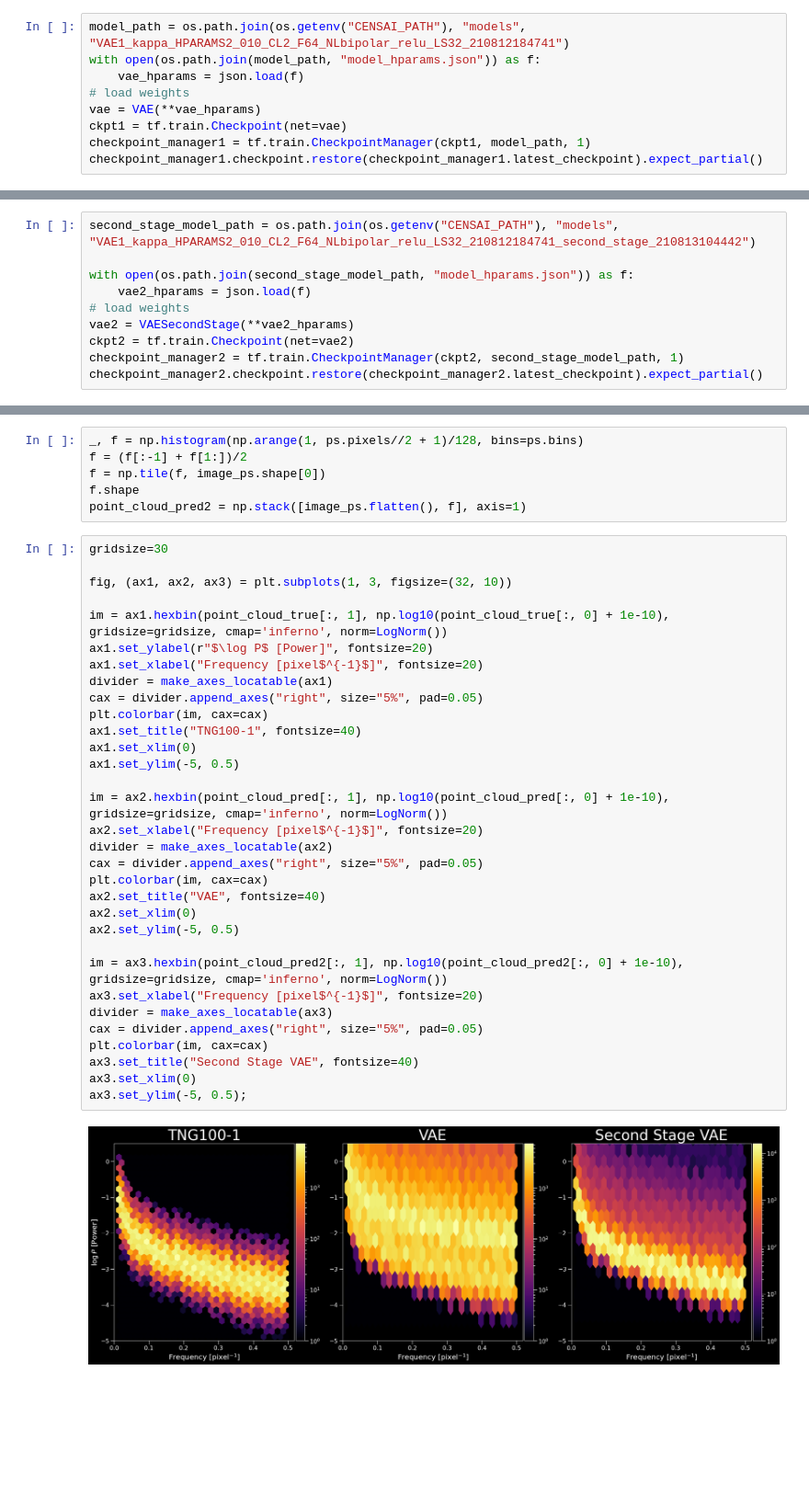
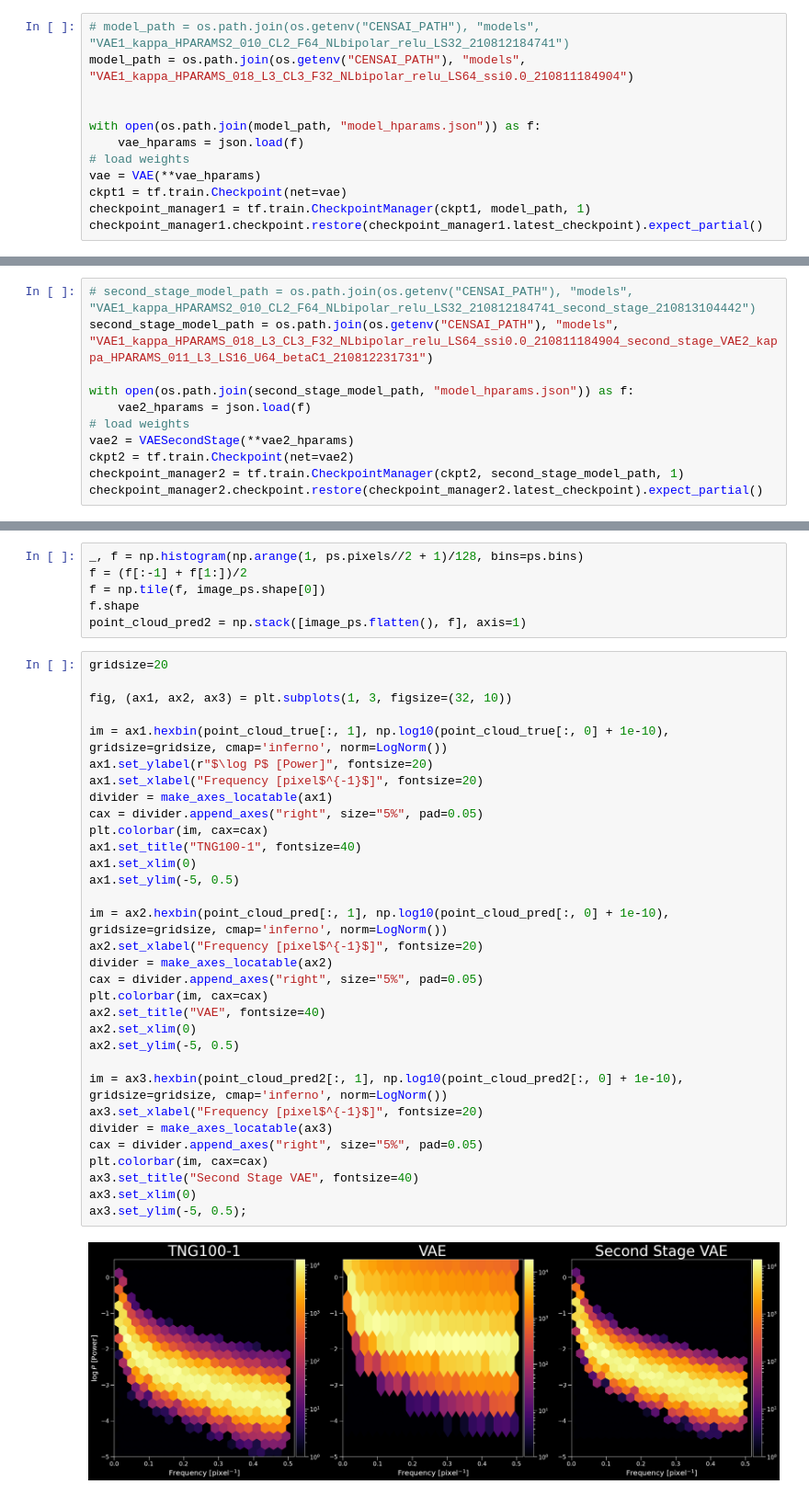
Before and after one commit to AlexandreAdam/Censai, a Jupyter notebook: notebooks/kappa_power_spectrum.ipynb, the cells around one changed output, grey strips where cells are left out. Shown at 92% size. Cells and saved outputs as stored; diff of their text form; blank space fills up the shorter version.

```diff
--- a/notebooks/kappa_power_spectrum.ipynb
+++ b/notebooks/kappa_power_spectrum.ipynb
@@ -64,7 +64,10 @@ plt.colorbar();
 # %% [output]
 [figure]
 # %%
-model_path = os.path.join(os.getenv("CENSAI_PATH"), "models", "VAE1_kappa_HPARAMS2_010_CL2_F64_NLbipolar_relu_LS32_210812184741")
+# model_path = os.path.join(os.getenv("CENSAI_PATH"), "models", "VAE1_kappa_HPARAMS2_010_CL2_F64_NLbipolar_relu_LS32_210812184741")
+model_path = os.path.join(os.getenv("CENSAI_PATH"), "models", "VAE1_kappa_HPARAMS_018_L3_CL3_F32_NLbipolar_relu_LS64_ssi0.0_210811184904")
+
+
 with open(os.path.join(model_path, "model_hparams.json")) as f:
     vae_hparams = json.load(f)
 # load weights
@@ -155,5 +158,6 @@ fig.subplots_adjust(wspace=0, hspace=0)
 # %%
-second_stage_model_path = os.path.join(os.getenv("CENSAI_PATH"), "models", "VAE1_kappa_HPARAMS2_010_CL2_F64_NLbipolar_relu_LS32_210812184741_second_stage_210813104442")
+# second_stage_model_path = os.path.join(os.getenv("CENSAI_PATH"), "models", "VAE1_kappa_HPARAMS2_010_CL2_F64_NLbipolar_relu_LS32_210812184741_second_stage_210813104442")
+second_stage_model_path = os.path.join(os.getenv("CENSAI_PATH"), "models", "VAE1_kappa_HPARAMS_018_L3_CL3_F32_NLbipolar_relu_LS64_ssi0.0_210811184904_second_stage_VAE2_kappa_HPARAMS_011_L3_LS16_U64_betaC1_210812231731")
 
 with open(os.path.join(second_stage_model_path, "model_hparams.json")) as f:
     vae2_hparams = json.load(f)
@@ -182,39 +186,39 @@ f = np.tile(f, image_ps.shape[0])
 f.shape
 point_cloud_pred2 = np.stack([image_ps.flatten(), f], axis=1)
 # %%
-gridsize=30
+gridsize=20
 
 fig, (ax1, ax2, ax3) = plt.subplots(1, 3, figsize=(32, 10))
 
 im = ax1.hexbin(point_cloud_true[:, 1], np.log10(point_cloud_true[:, 0] + 1e-10), gridsize=gridsize, cmap='inferno', norm=LogNorm())
 ax1.set_ylabel(r"$\log P$ [Power]", fontsize=20)
 ax1.set_xlabel("Frequency [pixel$^{-1}$]", fontsize=20)
 divider = make_axes_locatable(ax1)
 cax = divider.append_axes("right", size="5%", pad=0.05)
 plt.colorbar(im, cax=cax)
 ax1.set_title("TNG100-1", fontsize=40)
 ax1.set_xlim(0)
 ax1.set_ylim(-5, 0.5)
 
 im = ax2.hexbin(point_cloud_pred[:, 1], np.log10(point_cloud_pred[:, 0] + 1e-10), gridsize=gridsize, cmap='inferno', norm=LogNorm())
 ax2.set_xlabel("Frequency [pixel$^{-1}$]", fontsize=20)
 divider = make_axes_locatable(ax2)
 cax = divider.append_axes("right", size="5%", pad=0.05)
 plt.colorbar(im, cax=cax)
 ax2.set_title("VAE", fontsize=40)
 ax2.set_xlim(0)
 ax2.set_ylim(-5, 0.5)
 
 im = ax3.hexbin(point_cloud_pred2[:, 1], np.log10(point_cloud_pred2[:, 0] + 1e-10), gridsize=gridsize, cmap='inferno', norm=LogNorm())
 ax3.set_xlabel("Frequency [pixel$^{-1}$]", fontsize=20)
 divider = make_axes_locatable(ax3)
 cax = divider.append_axes("right", size="5%", pad=0.05)
 plt.colorbar(im, cax=cax)
 ax3.set_title("Second Stage VAE", fontsize=40)
 ax3.set_xlim(0)
 ax3.set_ylim(-5, 0.5);
 # %% [output]
-[figure, old version]
+[figure, new version]
 # %%
 z = vae2.sample(81)
 y_pred = vae.decode(z)
```
Also changed, not shown: parts of 4 cells of this notebook, 2 other files.
